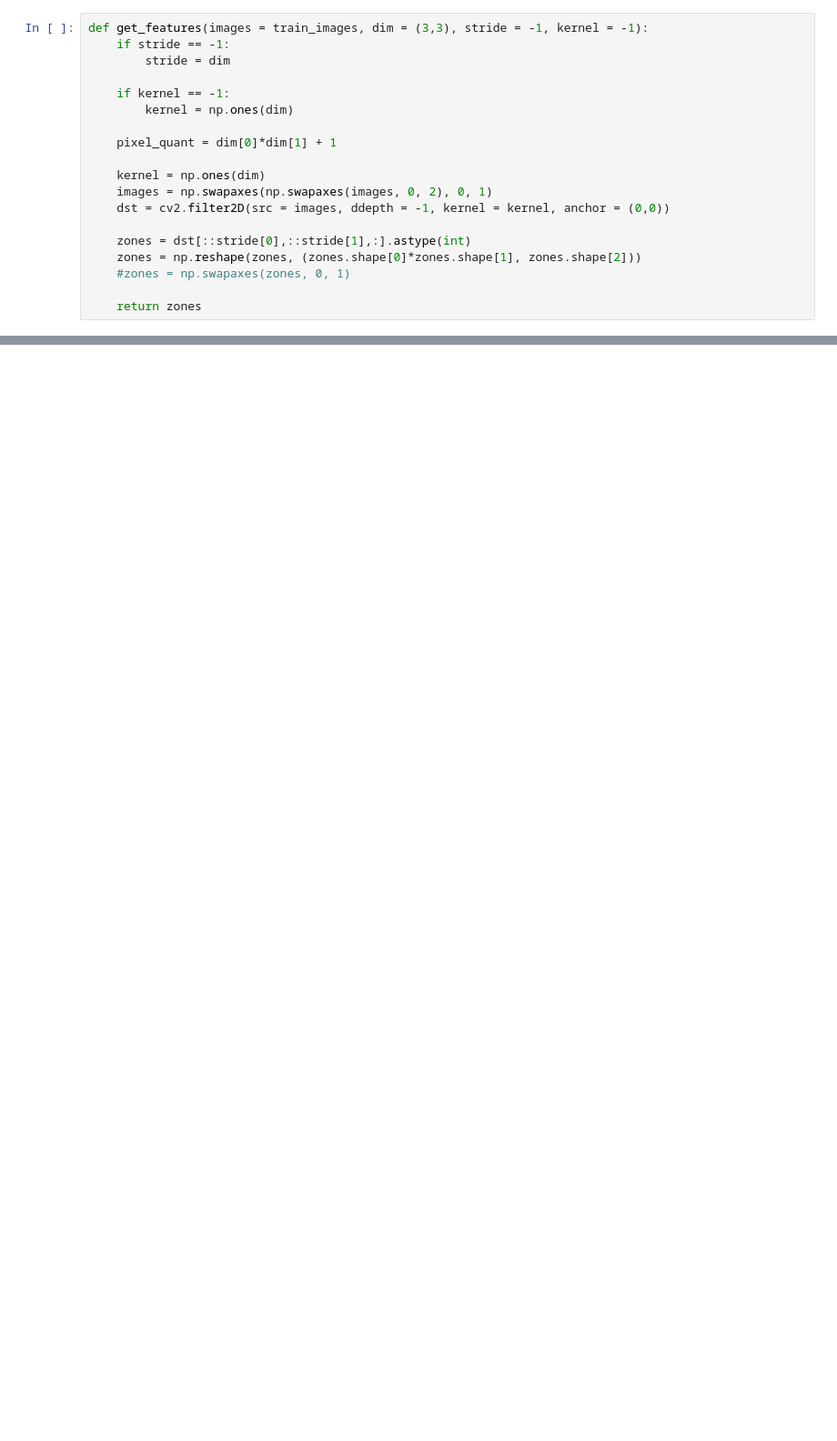
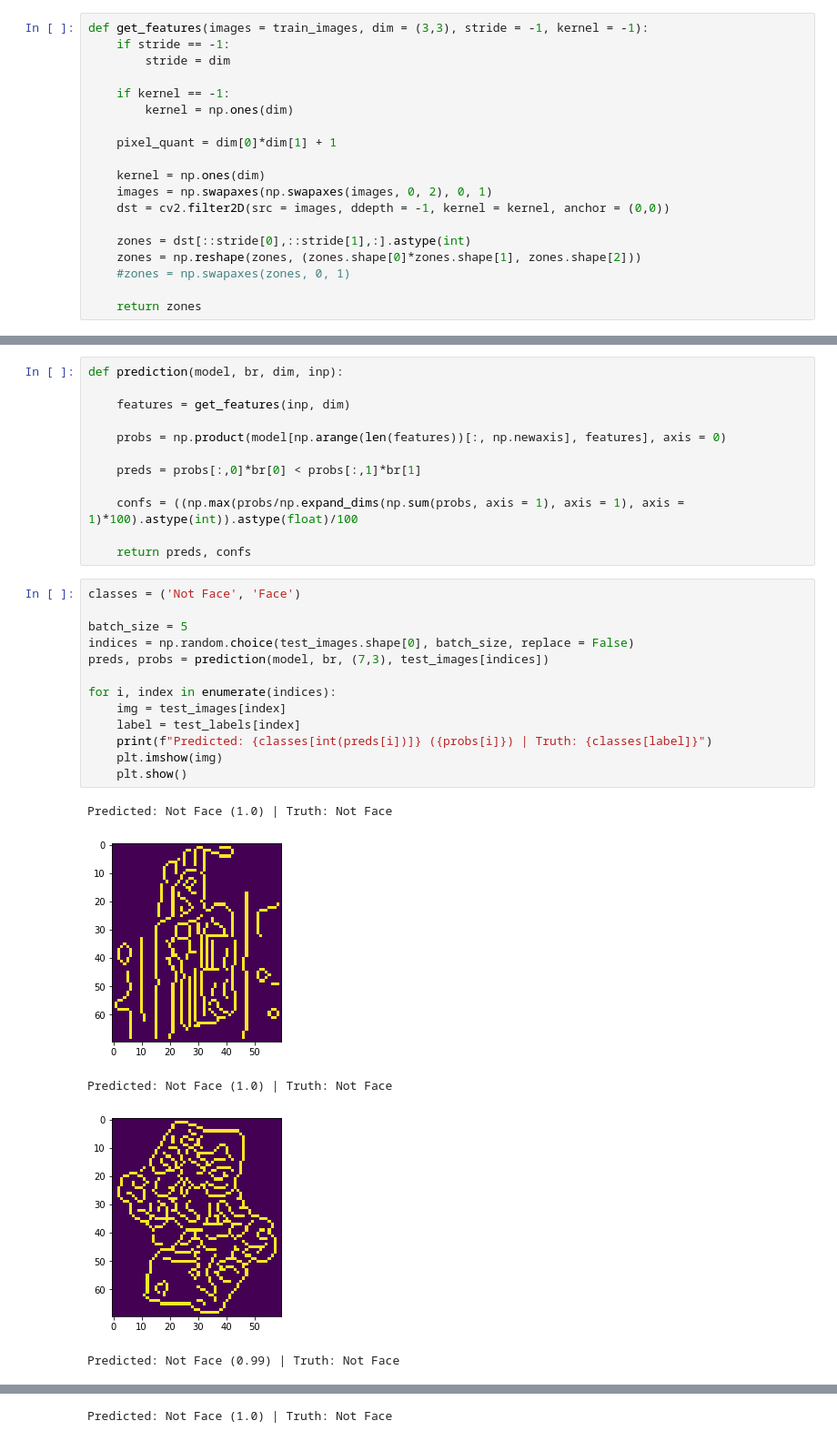
Before and after one commit to DuncanJWood/AI_face_and_digit_classification, a Jupyter notebook: NBC_Faces.ipynb, the cells around one changed output, grey strips where cells are left out. Shown at 91% size. Saved outputs shown, nothing was run; the diff lists cells and outputs as text; blank space fills up the shorter version.

```diff
--- a/NBC_Faces.ipynb
+++ b/NBC_Faces.ipynb
@@ -196,0 +180,31 @@ plt.legend()
+# %%
+def prediction(model, br, dim, inp):
+
+    features = get_features(inp, dim)
+
+    probs = np.product(model[np.arange(len(features))[:, np.newaxis], features], axis = 0)
+
+    preds = probs[:,0]*br[0] < probs[:,1]*br[1]
+
+    confs = ((np.max(probs/np.expand_dims(np.sum(probs, axis = 1), axis = 1), axis = 1)*100).astype(int)).astype(float)/100
+
+    return preds, confs
+# %%
+classes = ('Not Face', 'Face')
+
+batch_size = 5
+indices = np.random.choice(test_images.shape[0], batch_size, replace = False)
+preds, probs = prediction(model, br, (7,3), test_images[indices])
+
+for i, index in enumerate(indices):
+    img = test_images[index]
+    label = test_labels[index]
+    print(f"Predicted: {classes[int(preds[i])]} ({probs[i]}) | Truth: {classes[label]}")
+    plt.imshow(img)
+    plt.show()
+# %% [output]
+Predicted: Not Face (1.0) | Truth: Not Face
+[figure, added]
+Predicted: Not Face (1.0) | Truth: Not Face
+[figure, added]
+Predicted: Not Face (0.99) | Truth: Not Face
@@ -196,0 +212 @@ plt.legend()
+Predicted: Not Face (1.0) | Truth: Not Face
```
Also changed, not shown: parts of 7 cells of this notebook, 1 other file.
